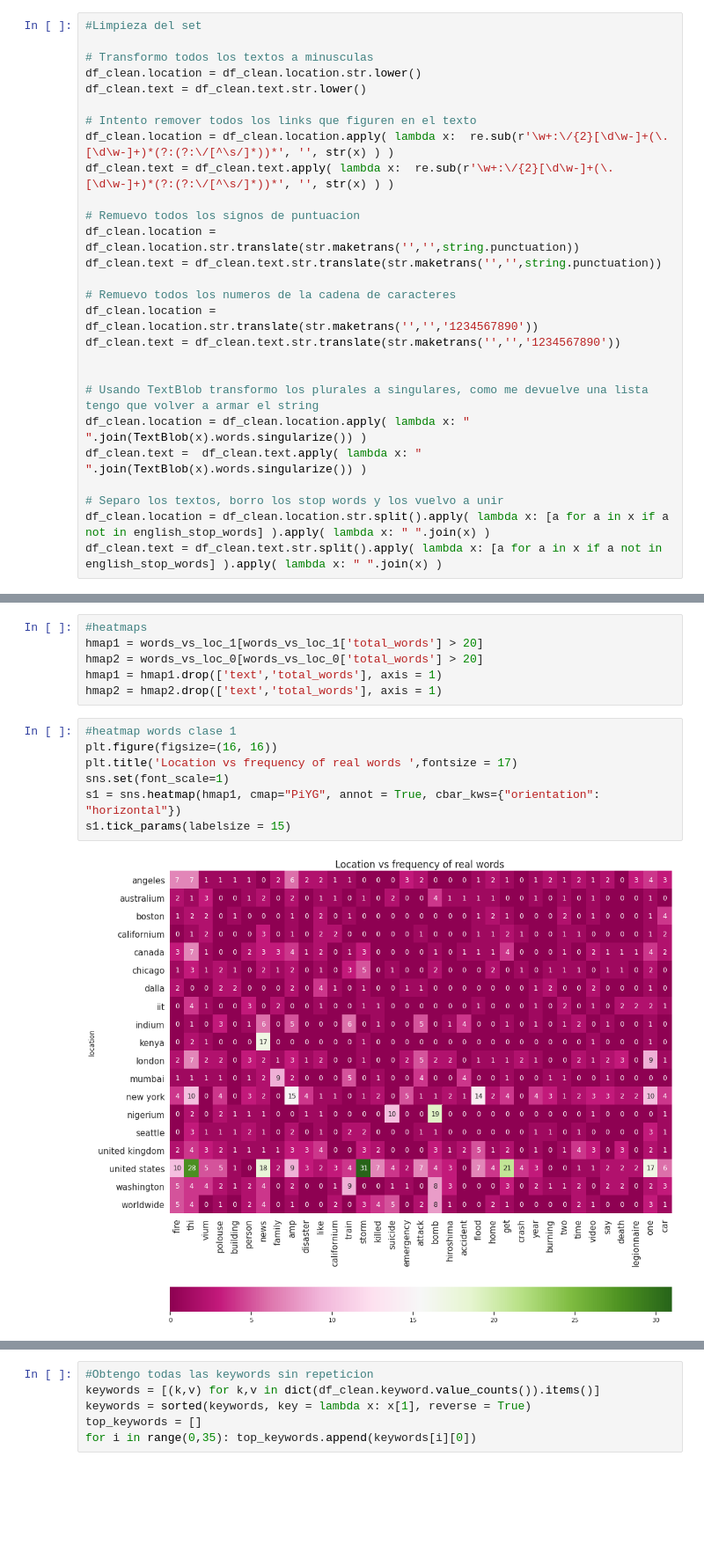
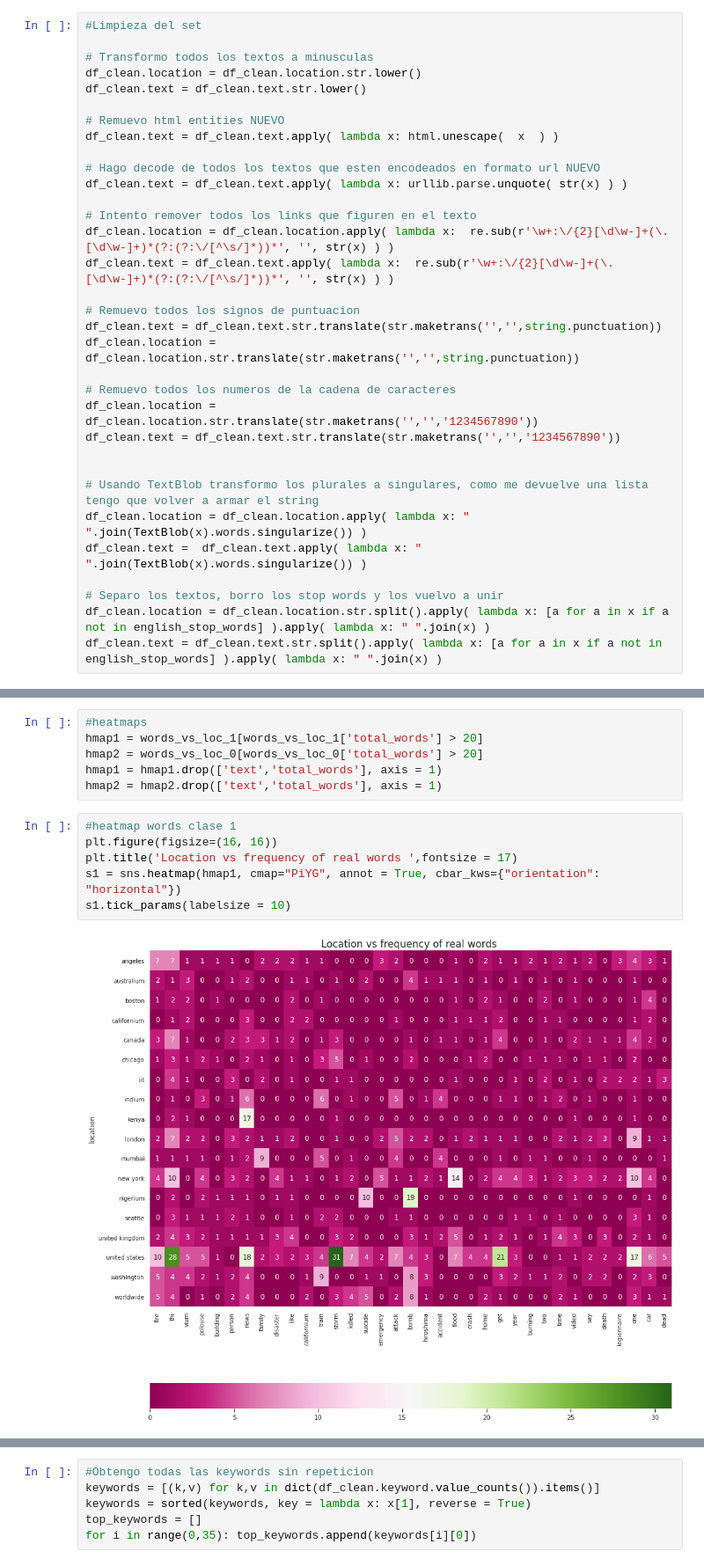
Before and after one commit to maxrinal/nlp-disaster, a Jupyter notebook: analisisLocalizaciones.ipynb, the cells around one changed output, grey strips where cells are left out. Shown at 88% size. Drawn from its saved outputs; the diff is of its cells as text; blank space fills up the shorter version.

```diff
--- a/analisisLocalizaciones.ipynb
+++ b/analisisLocalizaciones.ipynb
@@ -80,13 +64,19 @@ len(set(df_clean.location.to_list()))
 df_clean.location = df_clean.location.str.lower()
 df_clean.text = df_clean.text.str.lower()
 
+# Remuevo html entities NUEVO
+df_clean.text = df_clean.text.apply( lambda x: html.unescape(  x  ) )
+
+# Hago decode de todos los textos que esten encodeados en formato url NUEVO
+df_clean.text = df_clean.text.apply( lambda x: urllib.parse.unquote( str(x) ) )
+
 # Intento remover todos los links que figuren en el texto
 df_clean.location = df_clean.location.apply( lambda x:  re.sub(r'\w+:\/{2}[\d\w-]+(\.[\d\w-]+)*(?:(?:\/[^\s/]*))*', '', str(x) ) )
 df_clean.text = df_clean.text.apply( lambda x:  re.sub(r'\w+:\/{2}[\d\w-]+(\.[\d\w-]+)*(?:(?:\/[^\s/]*))*', '', str(x) ) )
 
 # Remuevo todos los signos de puntuacion
+df_clean.text = df_clean.text.str.translate(str.maketrans('','',string.punctuation))
 df_clean.location = df_clean.location.str.translate(str.maketrans('','',string.punctuation))
-df_clean.text = df_clean.text.str.translate(str.maketrans('','',string.punctuation))
 
 # Remuevo todos los numeros de la cadena de caracteres
 df_clean.location = df_clean.location.str.translate(str.maketrans('','','1234567890'))
@@ -298,12 +281,11 @@ hmap2 = hmap2.drop(['text','total_words'], axis = 1)
 # %%
 #heatmap words clase 1
 plt.figure(figsize=(16, 16))
 plt.title('Location vs frequency of real words ',fontsize = 17)
-sns.set(font_scale=1)
 s1 = sns.heatmap(hmap1, cmap="PiYG", annot = True, cbar_kws={"orientation": "horizontal"})
-s1.tick_params(labelsize = 15)
+s1.tick_params(labelsize = 10)
 # %% [output]
-[figure, old version]
+[figure, new version]
 # %%
 #heatmap words clase 0
 plt.figure(figsize=(18, 17))
```
Also changed, not shown: parts of 48 cells of this notebook.
